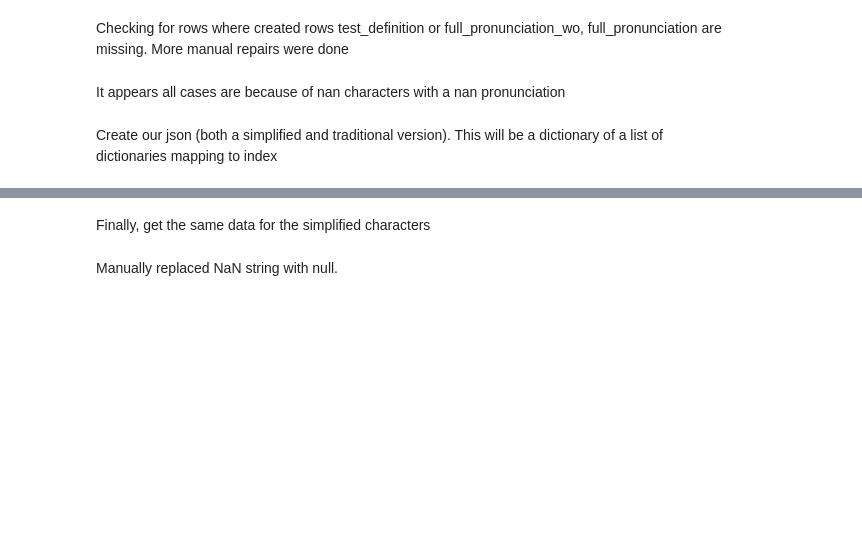
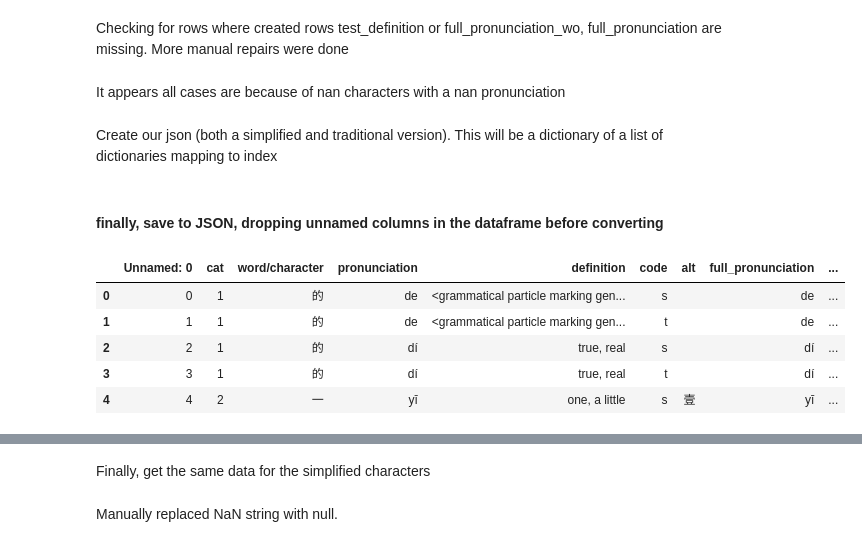
Before and after one commit to maxjing97/mandarin_chinese_characters_test, a Jupyter notebook: backend/data_prep/1-prep.ipynb, the cells around one changed output, grey strips where cells are left out. Drawn from its saved outputs; the diff is of its cells as text; code cells hidden in the pictures; blank space fills up the shorter version.

```diff
--- a/backend/data_prep/1-prep.ipynb
+++ b/backend/data_prep/1-prep.ipynb
@@ -947,3 +945,16 @@ subset.head(len(subset))
 Create our json (both a simplified and traditional version). This will be a dictionary of a list of dictionaries mapping to index
 # %%
 import json
+# %% [markdown]
+#### finally, save to JSON, dropping unnamed columns in the dataframe before converting
+# %%
+path = "final_test_characters.csv" #"final_test_characters.csv"
+test_data = pd.read_csv(path, keep_default_na=False) #do not interpret nan pronunciation an null value
+test_data.head()
+# %% [output]
+|  | Unnamed: 0 | cat | word/character | pronunciation | definition | code | alt | full_pronunciation | ... |
+| 0 | 0 | 1 | 的 | de | <grammatical particle marking gen... | s |  | de | ... |
+| 1 | 1 | 1 | 的 | de | <grammatical particle marking gen... | t |  | de | ... |
+| 2 | 2 | 1 | 的 | dí | true, real | s |  | dí | ... |
+| 3 | 3 | 1 | 的 | dí | true, real | t |  | dí | ... |
+| 4 | 4 | 2 | 一 | yī | one, a little | s | 壹 | yī | ... |
```
Also changed, not shown: parts of 4 cells of this notebook, 4 other files.
